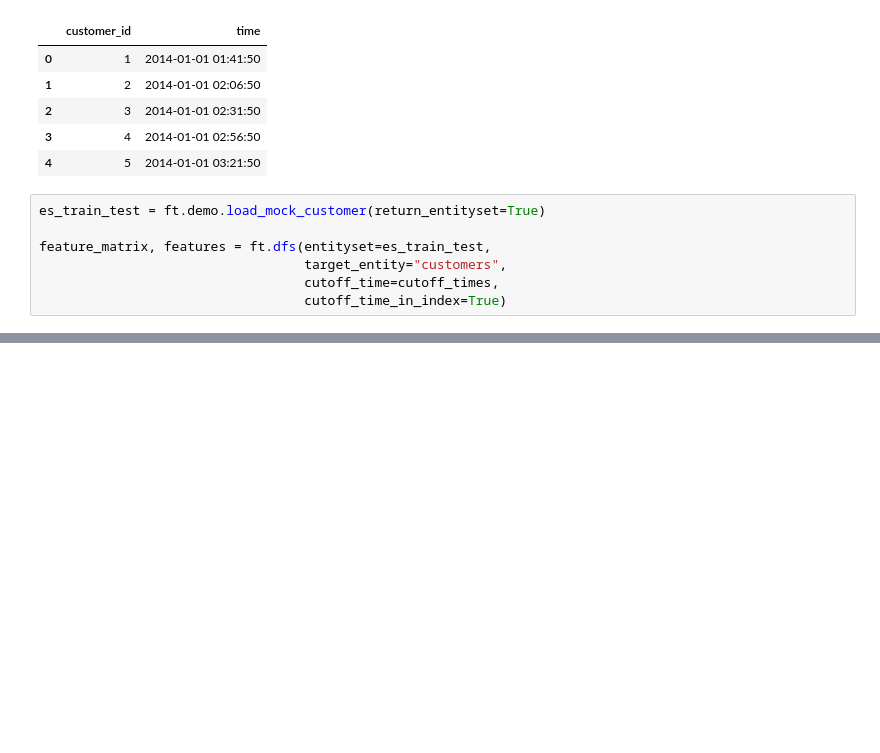
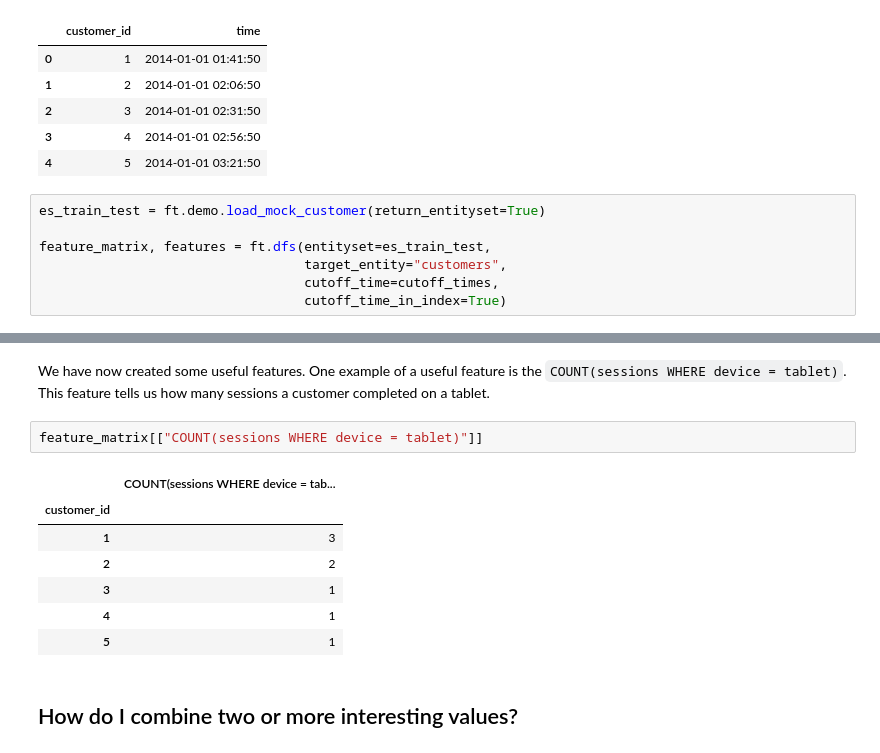
Before and after one commit to alteryx/featuretools, a Jupyter notebook: docs/source/guides/frequently_asked_questions.ipynb, the cells around one changed output, grey strips where cells are left out. Cells and saved outputs as stored; diff of their text form; blank space fills up the shorter version.

```diff
--- a/docs/source/guides/frequently_asked_questions.ipynb
+++ b/docs/source/guides/frequently_asked_questions.ipynb
@@ -729,0 +773,14 @@ feature_matrix, features = ft.dfs(entityset=es_train_test,
+# %% [markdown]
+We have now created some useful features. One example of a useful feature is the `COUNT(sessions WHERE device = tablet)`. This feature tells us how many sessions a customer completed on a tablet.
+# %%
+feature_matrix[["COUNT(sessions WHERE device = tablet)"]]
+# %% [output]
+|  | COUNT(sessions WHERE device = tab... |
+| customer_id |  |
+| 1 | 3 |
+| 2 | 2 |
+| 3 | 1 |
+| 4 | 1 |
+| 5 | 1 |
+# %% [markdown]
+## How do I combine two or more interesting values?
```
Also changed, not shown: parts of 9 cells of this notebook.
